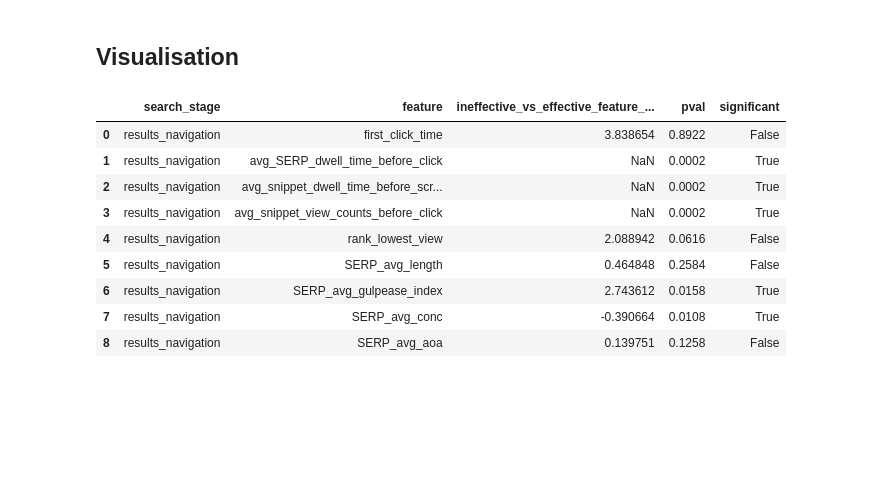
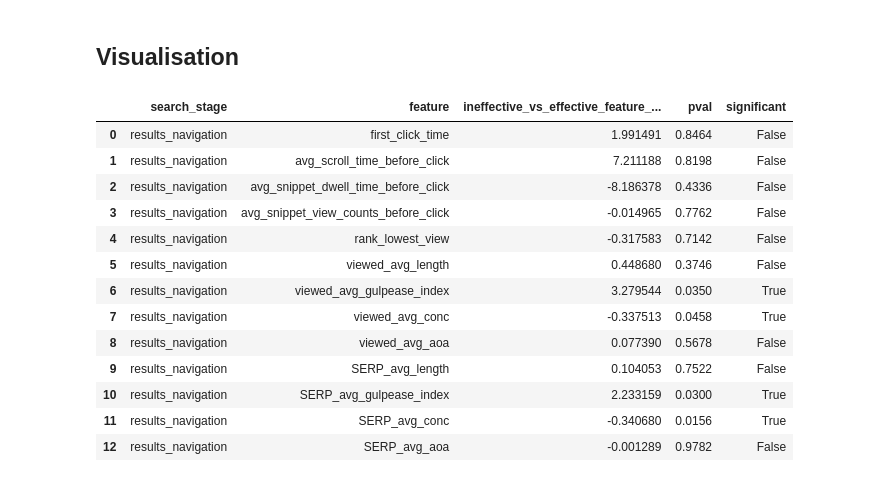
Before and after one commit to SOLandChildren/CHIIR27_LogAnalysis, a Jupyter notebook: results_navigation.ipynb, the cells around one changed output. Saved outputs shown, nothing was run; the diff lists cells and outputs as text; code cells hidden in the pictures; blank space fills up the shorter version.

```diff
--- a/results_navigation.ipynb
+++ b/results_navigation.ipynb
@@ -163,24 +191,30 @@ navigation_quality.head()
 # %%
 from driver import get_significance
 import pandas as pd
 
 navigation_quality = pd.read_csv("Data/navigation_quality.csv")
-categories = ["first_click_time", "avg_SERP_dwell_time_before_click", "avg_snippet_dwell_time_before_scroll_before_click", "avg_snippet_view_counts_before_click", "rank_lowest_view", "SERP_avg_length", "SERP_avg_gulpease_index", "SERP_avg_conc", "SERP_avg_aoa"]
+categories = ["first_click_time", "avg_scroll_time_before_click", "avg_snippet_dwell_time_before_click", "avg_snippet_view_counts_before_click", "rank_lowest_view",
+              "viewed_avg_length", "viewed_avg_gulpease_index", "viewed_avg_conc", "viewed_avg_aoa",
+              "SERP_avg_length", "SERP_avg_gulpease_index", "SERP_avg_conc", "SERP_avg_aoa"]
 
-sig_test_results = get_significance(df=navigation_quality, performance_metric="nav_eff", threshold=0.8, stage="results_navigation", categories=categories)
+sig_test_results = get_significance(df=navigation_quality, effective_label="effective_nav", stage="results_navigation", categories=categories)
 sig_test_results.to_csv("Data/sig_test_results_navigation.csv", index=False, encoding="utf8")
 sig_test_results
 # %% [output]
 |  | search_stage | feature | ineffective_vs_effective_feature_... | pval | significant |
-| 0 | results_navigation | first_click_time | 3.838654 | 0.8922 | False |
-| 1 | results_navigation | avg_SERP_dwell_time_before_click | NaN | 0.0002 | True |
-| 2 | results_navigation | avg_snippet_dwell_time_before_scr... | NaN | 0.0002 | True |
-| 3 | results_navigation | avg_snippet_view_counts_before_click | NaN | 0.0002 | True |
-| 4 | results_navigation | rank_lowest_view | 2.088942 | 0.0616 | False |
-| 5 | results_navigation | SERP_avg_length | 0.464848 | 0.2584 | False |
-| 6 | results_navigation | SERP_avg_gulpease_index | 2.743612 | 0.0158 | True |
-| 7 | results_navigation | SERP_avg_conc | -0.390664 | 0.0108 | True |
-| 8 | results_navigation | SERP_avg_aoa | 0.139751 | 0.1258 | False |
+| 0 | results_navigation | first_click_time | 1.991491 | 0.8464 | False |
+| 1 | results_navigation | avg_scroll_time_before_click | 7.211188 | 0.8198 | False |
+| 2 | results_navigation | avg_snippet_dwell_time_before_click | -8.186378 | 0.4336 | False |
+| 3 | results_navigation | avg_snippet_view_counts_before_click | -0.014965 | 0.7762 | False |
+| 4 | results_navigation | rank_lowest_view | -0.317583 | 0.7142 | False |
+| 5 | results_navigation | viewed_avg_length | 0.448680 | 0.3746 | False |
+| 6 | results_navigation | viewed_avg_gulpease_index | 3.279544 | 0.0350 | True |
+| 7 | results_navigation | viewed_avg_conc | -0.337513 | 0.0458 | True |
+| 8 | results_navigation | viewed_avg_aoa | 0.077390 | 0.5678 | False |
+| 9 | results_navigation | SERP_avg_length | 0.104053 | 0.7522 | False |
+| 10 | results_navigation | SERP_avg_gulpease_index | 2.233159 | 0.0300 | True |
+| 11 | results_navigation | SERP_avg_conc | -0.340680 | 0.0156 | True |
+| 12 | results_navigation | SERP_avg_aoa | -0.001289 | 0.9782 | False |
 # %%
 from driver import get_boxplots
 
```
Also changed, not shown: parts of 6 cells of this notebook, 11 other files.
